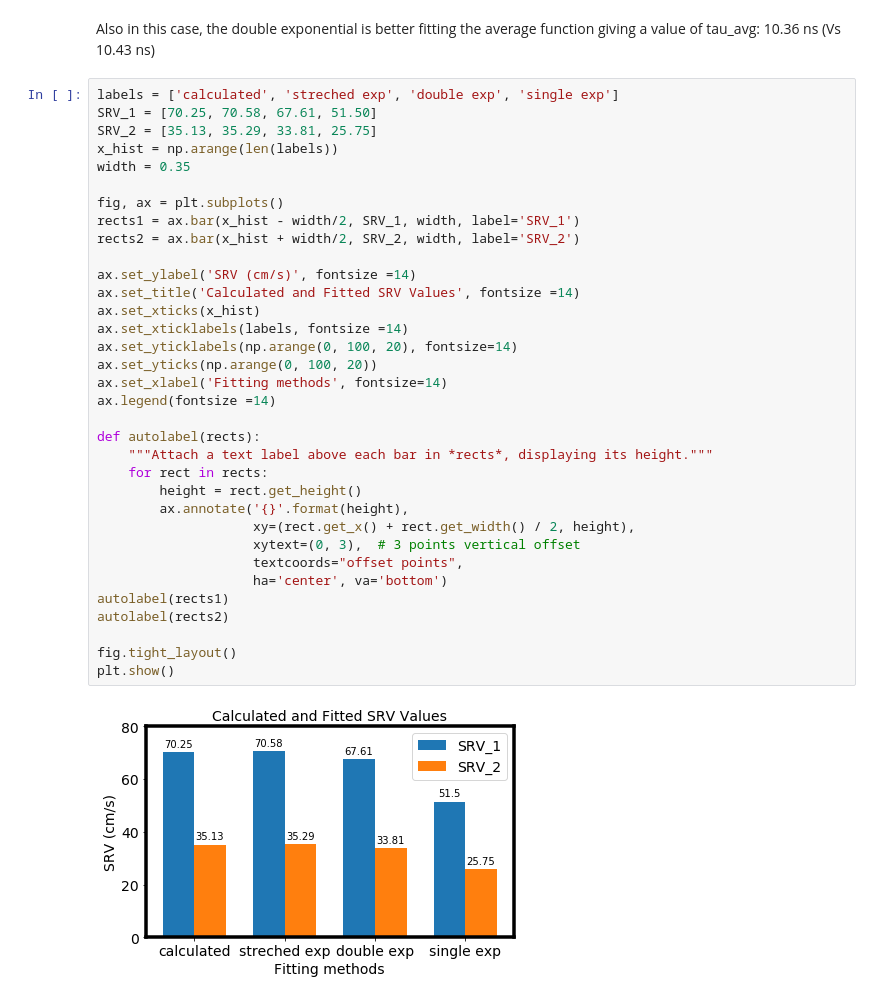
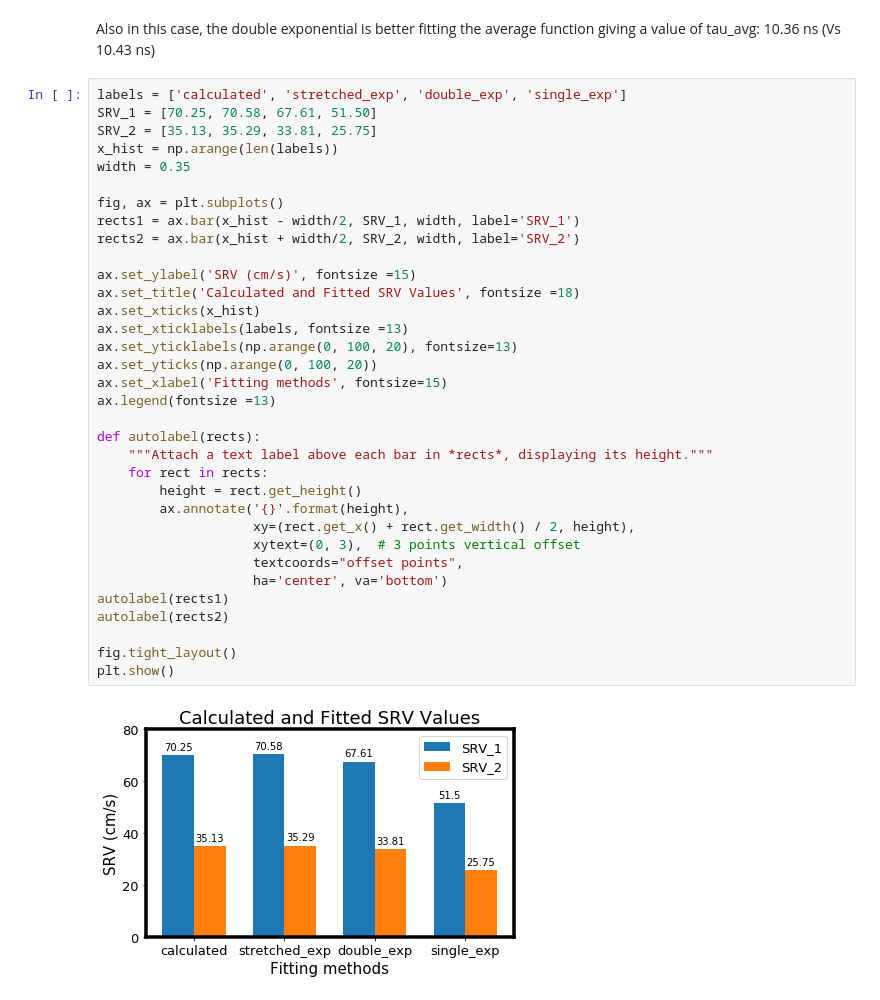
Before and after one commit to mtaddei94/TimeResolvedPL, a Jupyter notebook: TRPL_sim.ipynb, the cells around one changed output. Cells and saved outputs as stored; diff of their text form.

Commit message:
corrected labels on bar chart

```diff
--- a/TRPL_sim.ipynb
+++ b/TRPL_sim.ipynb
@@ -846,38 +846,38 @@ plt.legend()
 # %% [markdown]
 Also in this case, the double exponential is better fitting the average function giving a value of tau_avg: 10.36 ns (Vs 10.43 ns)
 # %%
-labels = ['calculated', 'streched exp', 'double exp', 'single exp']
+labels = ['calculated', 'stretched_exp', 'double_exp', 'single_exp']
 SRV_1 = [70.25, 70.58, 67.61, 51.50]
 SRV_2 = [35.13, 35.29, 33.81, 25.75]
 x_hist = np.arange(len(labels))
 width = 0.35
 
 fig, ax = plt.subplots()
 rects1 = ax.bar(x_hist - width/2, SRV_1, width, label='SRV_1')
 rects2 = ax.bar(x_hist + width/2, SRV_2, width, label='SRV_2')
 
-ax.set_ylabel('SRV (cm/s)', fontsize =14)
-ax.set_title('Calculated and Fitted SRV Values', fontsize =14)
+ax.set_ylabel('SRV (cm/s)', fontsize =15)
+ax.set_title('Calculated and Fitted SRV Values', fontsize =18)
 ax.set_xticks(x_hist)
-ax.set_xticklabels(labels, fontsize =14)
-ax.set_yticklabels(np.arange(0, 100, 20), fontsize=14)
+ax.set_xticklabels(labels, fontsize =13)
+ax.set_yticklabels(np.arange(0, 100, 20), fontsize=13)
 ax.set_yticks(np.arange(0, 100, 20))
-ax.set_xlabel('Fitting methods', fontsize=14)
-ax.legend(fontsize =14)
+ax.set_xlabel('Fitting methods', fontsize=15)
+ax.legend(fontsize =13)
 
 def autolabel(rects):
     """Attach a text label above each bar in *rects*, displaying its height."""
     for rect in rects:
         height = rect.get_height()
         ax.annotate('{}'.format(height),
                     xy=(rect.get_x() + rect.get_width() / 2, height),
                     xytext=(0, 3),  # 3 points vertical offset
                     textcoords="offset points",
                     ha='center', va='bottom')
 autolabel(rects1)
 autolabel(rects2)
 
 fig.tight_layout()
 plt.show()
 # %% [output]
-[figure, old version]
+[figure, new version]
```
